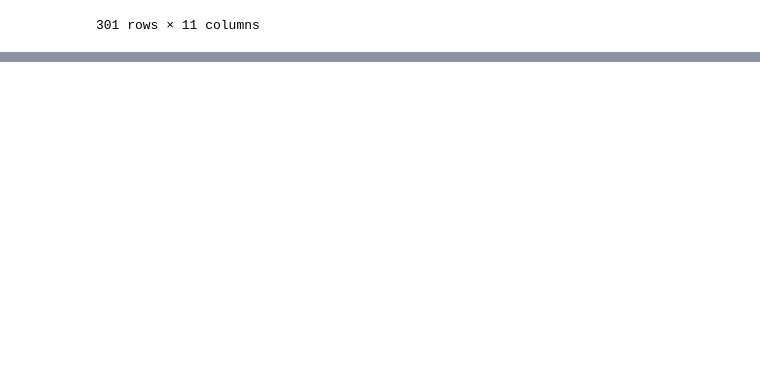
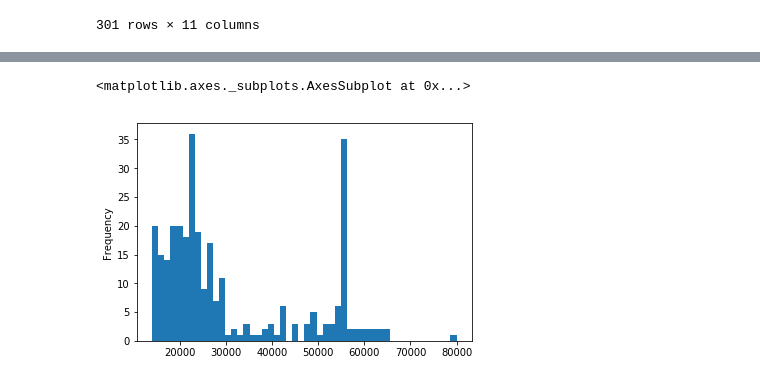
Before and after one commit to fuadcan/PythonIntro, a Jupyter notebook: notebooklar/7_Pandas.ipynb, the cells around one changed output, grey strips where cells are left out. Saved outputs shown, nothing was run; the diff lists cells and outputs as text; code cells hidden in the pictures; blank space fills up the shorter version.

```diff
--- a/notebooklar/7_Pandas.ipynb
+++ b/notebooklar/7_Pandas.ipynb
@@ -213,0 +274,5 @@ IK
+# %%
+IK.Salary.plot.hist(bins=50)
+# %% [output]
+<matplotlib.axes._subplots.AxesSubplot at 0x...>
+[figure, added]
```
Also changed, not shown: parts of 66 cells of this notebook.
